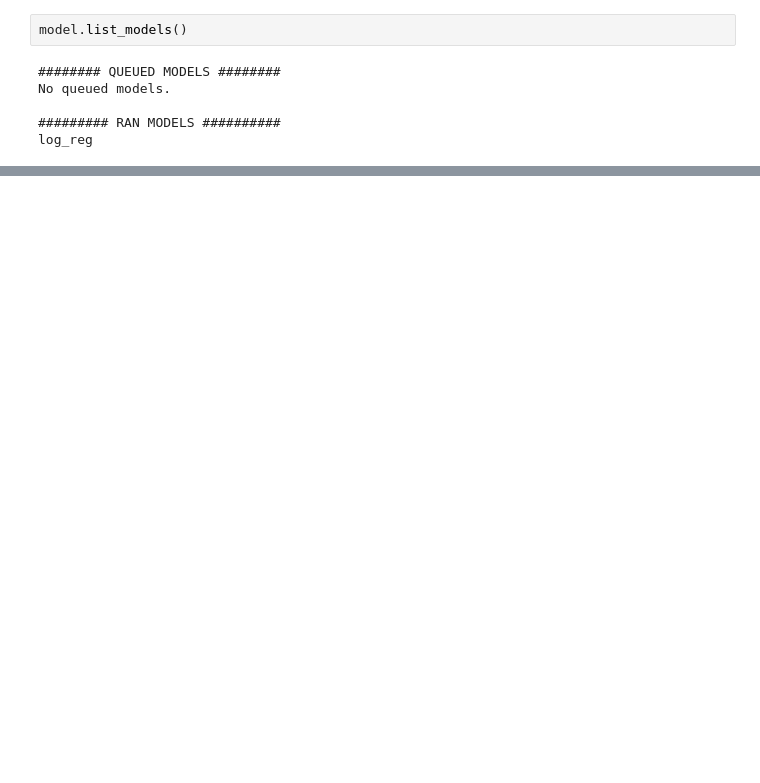
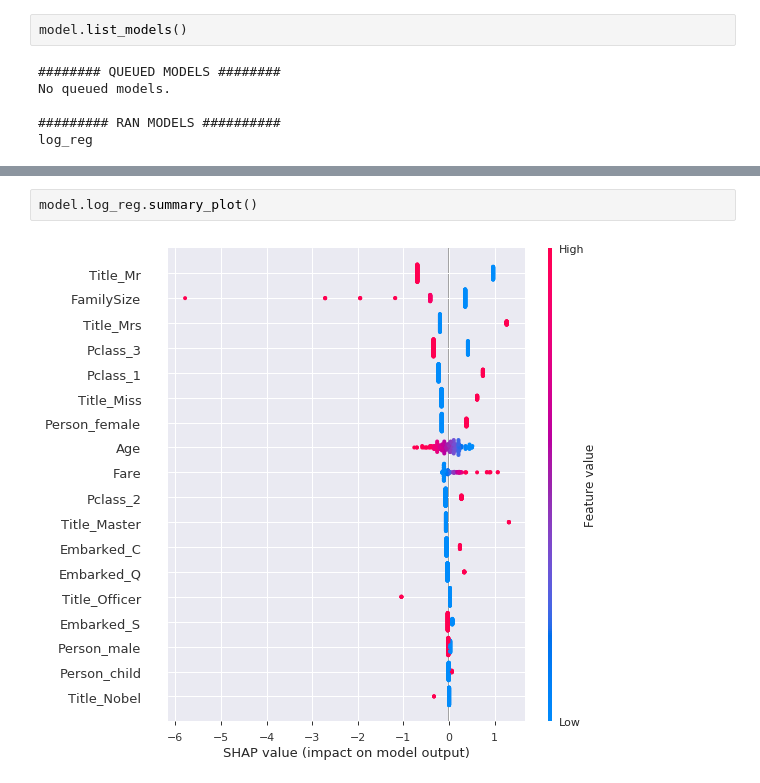
Before and after one commit to Ashton-Sidhu/aethos, a Jupyter notebook: examples/PyautoML Titanic.ipynb, the cells around one changed output, grey strips where cells are left out. Drawn from its saved outputs; the diff is of its cells as text; blank space fills up the shorter version.

```diff
--- a/examples/PyautoML Titanic.ipynb
+++ b/examples/PyautoML Titanic.ipynb
@@ -290,0 +296,4 @@ r = model.log_reg.decision_plot(0.5)
+# %%
+model.log_reg.summary_plot()
+# %% [output]
+[figure, added]
```
Also changed, not shown: parts of 26 cells of this notebook, 5 other files.
